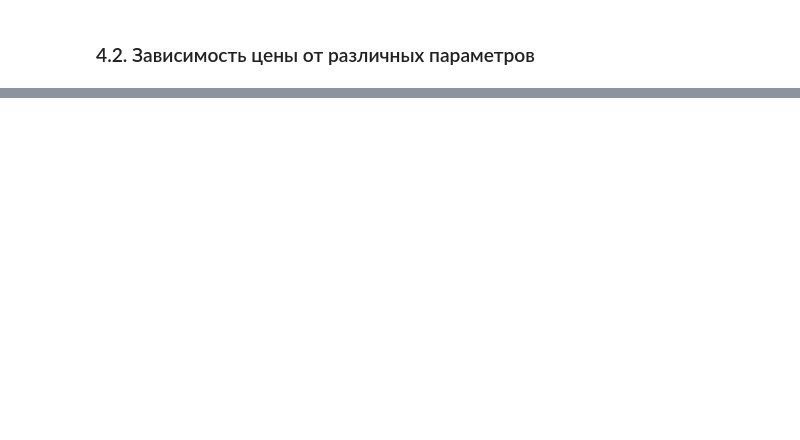
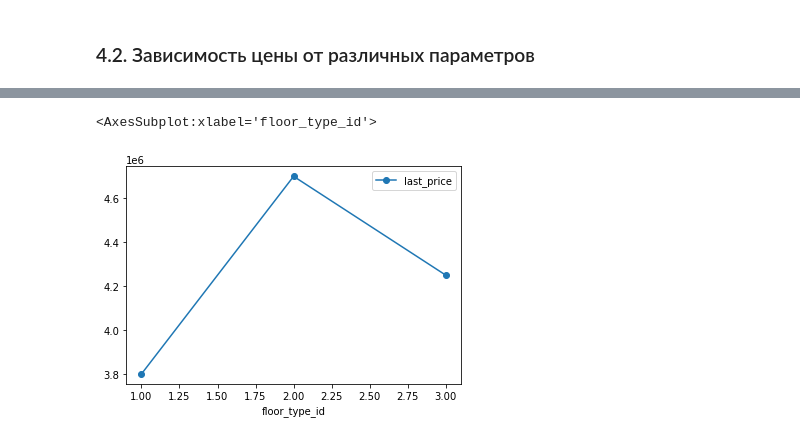
Before and after one commit to Alexman507/yandex_practicum_projects, a Jupyter notebook: real_estate/real_estate.ipynb, the cells around one changed output, grey strips where cells are left out. Cells and saved outputs as stored; diff of their text form; code cells hidden in the pictures; blank space fills up the shorter version.

```diff
--- a/real_estate/real_estate.ipynb
+++ b/real_estate/real_estate.ipynb
@@ -609,0 +660,3 @@ for parameter in corr_list:
+# %%
+median_price_by_foor_type = df.pivot_table(index='floor_type_id', values='last_price', aggfunc='median')
+median_price_by_foor_type
@@ -609,0 +669,7 @@ for parameter in corr_list:
+# %%
+median_price_by_foor_type.plot(y='last_price',
+                               kind = 'line',
+                               style='o-')
+# %% [output]
+<AxesSubplot:xlabel='floor_type_id'>
+[figure, added]
```
Also changed, not shown: parts of 51 cells of this notebook.
